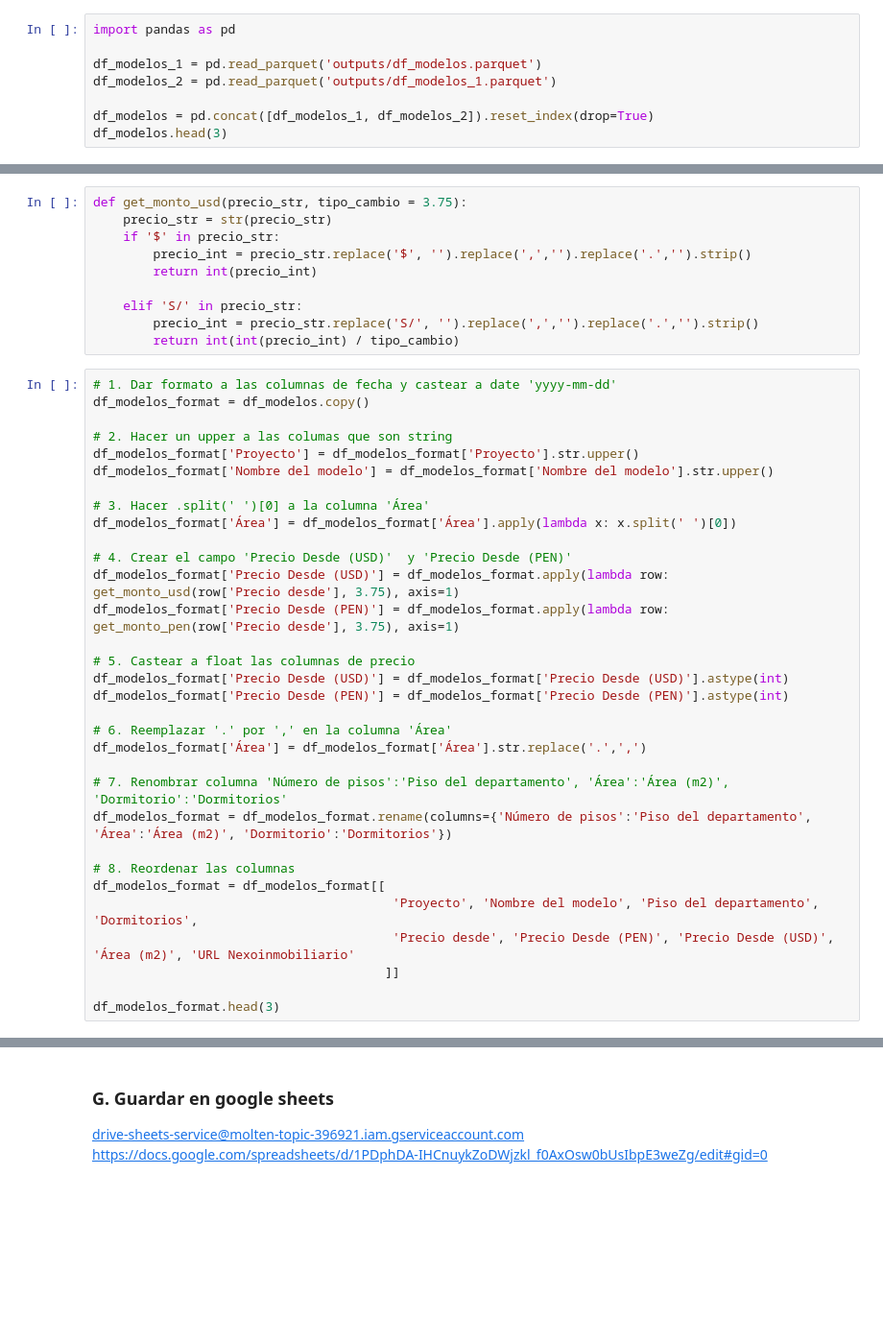
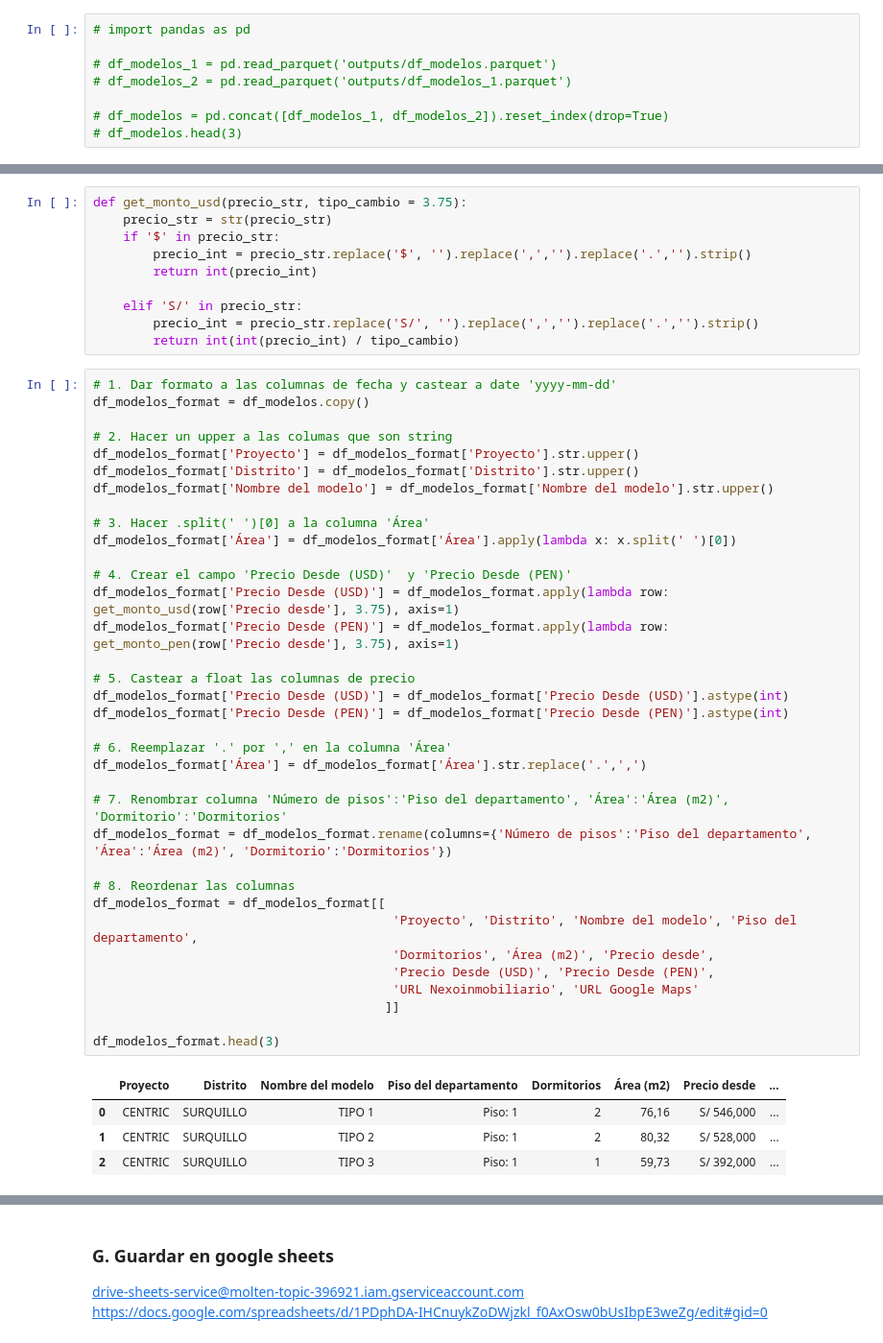
Before and after one commit to NahumFGz/NexoInmobiliarioScrapper, a Jupyter notebook: v2 - Scrapp.ipynb, the cells around one changed output, grey strips where cells are left out. Shown at 96% size. Saved outputs shown, nothing was run; the diff lists cells and outputs as text; blank space fills up the shorter version.

```diff
--- a/v2 - Scrapp.ipynb
+++ b/v2 - Scrapp.ipynb
@@ -459,13 +544,13 @@ df_proyectos_format.dtypes
 # %% [markdown]
 ### G. Dar formato a df_modelos
 # %%
-import pandas as pd
+# import pandas as pd
 
-df_modelos_1 = pd.read_parquet('outputs/df_modelos.parquet')
-df_modelos_2 = pd.read_parquet('outputs/df_modelos_1.parquet')
+# df_modelos_1 = pd.read_parquet('outputs/df_modelos.parquet')
+# df_modelos_2 = pd.read_parquet('outputs/df_modelos_1.parquet')
 
-df_modelos = pd.concat([df_modelos_1, df_modelos_2]).reset_index(drop=True)
-df_modelos.head(3)
+# df_modelos = pd.concat([df_modelos_1, df_modelos_2]).reset_index(drop=True)
+# df_modelos.head(3)
 # %%
 def get_monto_pen(precio_str, tipo_cambio = 3.75):
     precio_str = str(precio_str)
@@ -489,34 +574,42 @@ def get_monto_usd(precio_str, tipo_cambio = 3.75):
 # %%
 # 1. Dar formato a las columnas de fecha y castear a date 'yyyy-mm-dd'
 df_modelos_format = df_modelos.copy()
 
 # 2. Hacer un upper a las columas que son string
 df_modelos_format['Proyecto'] = df_modelos_format['Proyecto'].str.upper()
+df_modelos_format['Distrito'] = df_modelos_format['Distrito'].str.upper()
 df_modelos_format['Nombre del modelo'] = df_modelos_format['Nombre del modelo'].str.upper()
 
 # 3. Hacer .split(' ')[0] a la columna 'Área'
 df_modelos_format['Área'] = df_modelos_format['Área'].apply(lambda x: x.split(' ')[0])
 
 # 4. Crear el campo 'Precio Desde (USD)'  y 'Precio Desde (PEN)'
 df_modelos_format['Precio Desde (USD)'] = df_modelos_format.apply(lambda row: get_monto_usd(row['Precio desde'], 3.75), axis=1)
 df_modelos_format['Precio Desde (PEN)'] = df_modelos_format.apply(lambda row: get_monto_pen(row['Precio desde'], 3.75), axis=1)
 
 # 5. Castear a float las columnas de precio
 df_modelos_format['Precio Desde (USD)'] = df_modelos_format['Precio Desde (USD)'].astype(int)
 df_modelos_format['Precio Desde (PEN)'] = df_modelos_format['Precio Desde (PEN)'].astype(int)
 
 # 6. Reemplazar '.' por ',' en la columna 'Área'
 df_modelos_format['Área'] = df_modelos_format['Área'].str.replace('.',',')
 
 # 7. Renombrar columna 'Número de pisos':'Piso del departamento', 'Área':'Área (m2)', 'Dormitorio':'Dormitorios'
 df_modelos_format = df_modelos_format.rename(columns={'Número de pisos':'Piso del departamento', 'Área':'Área (m2)', 'Dormitorio':'Dormitorios'})
 
 # 8. Reordenar las columnas
 df_modelos_format = df_modelos_format[[
-                                        'Proyecto', 'Nombre del modelo', 'Piso del departamento', 'Dormitorios',
-                                        'Precio desde', 'Precio Desde (PEN)', 'Precio Desde (USD)', 'Área (m2)', 'URL Nexoinmobiliario'
+                                        'Proyecto', 'Distrito', 'Nombre del modelo', 'Piso del departamento',
+                                        'Dormitorios', 'Área (m2)', 'Precio desde',
+                                        'Precio Desde (USD)', 'Precio Desde (PEN)',
+                                        'URL Nexoinmobiliario', 'URL Google Maps'
                                        ]]
 
 df_modelos_format.head(3)
+# %% [output]
+|  | Proyecto | Distrito | Nombre del modelo | Piso del departamento | Dormitorios | Área (m2) | Precio desde | ... |
+| 0 | CENTRIC | SURQUILLO | TIPO 1 | Piso: 1 | 2 | 76,16 | S/ 546,000 | ... |
+| 1 | CENTRIC | SURQUILLO | TIPO 2 | Piso: 1 | 2 | 80,32 | S/ 528,000 | ... |
+| 2 | CENTRIC | SURQUILLO | TIPO 3 | Piso: 1 | 1 | 59,73 | S/ 392,000 | ... |
 # %%
 df_modelos_format.dtypes
```
Also changed, not shown: parts of 12 cells of this notebook, 21 other files.
